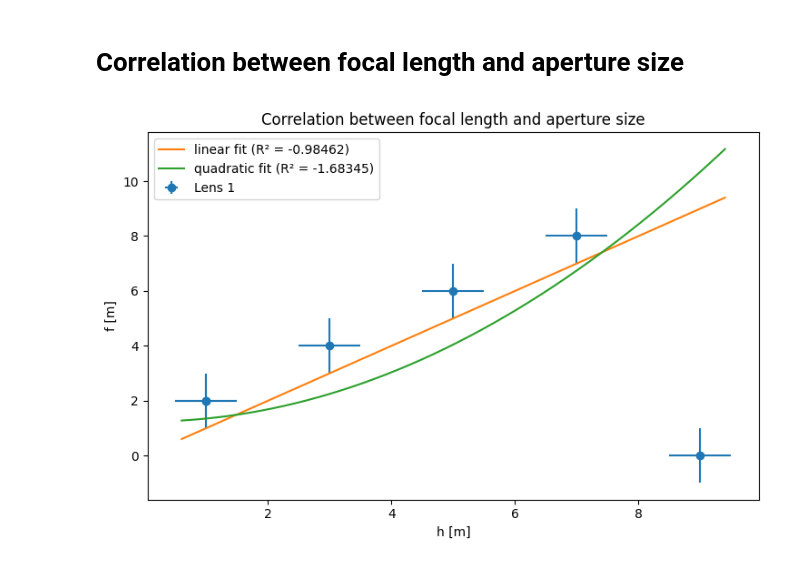
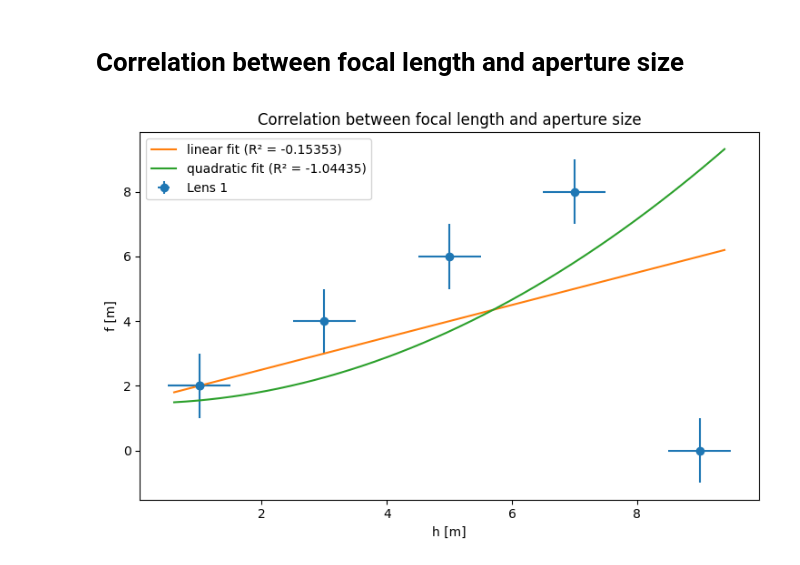
Before and after one commit to Mhfd10/P2_ETHZ_SS26, a Jupyter notebook: Geometrical Optics/main.ipynb, the cells around one changed output. Drawn from its saved outputs; the diff is of its cells as text; code cells hidden in the pictures.

```diff
--- a/Geometrical Optics/main.ipynb
+++ b/Geometrical Optics/main.ipynb
@@ -226,7 +226,7 @@ def quadratic(beta, h):
 
 # linear fit
 model = odr.Model(linear)
-data = odr.RealData(unumpy.nominal_values(lens_1_SA[0]), unumpy.nominal_values(lens_1_SA[0]), sx=unumpy.std_devs(lens_1_SA[1]), sy=unumpy.std_devs(lens_1_SA[1][1]))
+data = odr.RealData(unumpy.nominal_values(lens_1_SA[0]), unumpy.nominal_values(lens_1_SA[1]), sx=unumpy.std_devs(lens_1_SA[1]), sy=unumpy.std_devs(lens_1_SA[1]))
 p0 = [1,1]
 odr_run = odr.ODR(data, model, beta0=p0).run()
 
@@ -249,34 +249,34 @@ odr_run = odr.ODR(data, model, beta0=p0).run()
 a_fit, f0_fit = odr_run.beta
 a_err, f0_err = odr_run.sd_beta
 
-a = ufloat(m_fit, m_err)
-f0 = ufloat(y_fit, y_err)
+a = ufloat(a_fit, a_err)
+f0 = ufloat(f0_fit, f0_err)
 
 # r2-score
 y_hat_quadratic = quadratic(odr_run.beta, unumpy.nominal_values(lens_1_SA[0]))
 ss_res_quadratic = np.sum((unumpy.nominal_values(lens_1_SA[1]) - y_hat_quadratic) ** 2)
 ss_tot_quadratic = np.sum((unumpy.nominal_values(lens_1_SA[1]) - np.mean(unumpy.nominal_values(lens_1_SA[1]))) ** 2)
 r_squared_quadratic = 1.0 - ss_res_quadratic / ss_tot_quadratic
 
 # plot
 h_min, h_max = np.min(unumpy.nominal_values(lens_1_SA[0])), np.max(unumpy.nominal_values(lens_1_SA[0]))
 h_pad = 0.05 * (h_max - h_min)
 h_fit = np.linspace(h_min - h_pad, h_max + h_pad, 1000)
 
 linear_fit  = linear([m_fit, y_fit], h_fit)
 quadratic_fit = quadratic([a_fit, f0_fit], h_fit)
 
 plt.figure(figsize=(7.5, 5))
 plt.style.use('default')
 plt.errorbar(unumpy.nominal_values(lens_1_SA[0]), unumpy.nominal_values(lens_1_SA[1]), xerr=unumpy.std_devs(lens_1_SA[0]), yerr=unumpy.std_devs(lens_1_SA[1]), fmt='o', label='Lens 1')
 plt.plot(h_fit, linear_fit, '-', label=rf"linear fit (R² = {r_squared_linear:.5f})")
 plt.plot(h_fit, quadratic_fit, '-', label=rf"quadratic fit (R² = {r_squared_quadratic:.5f})")
 plt.xlabel('h [m]')
 plt.ylabel('f [m]')
 plt.title(f'Correlation between focal length and aperture size')
 plt.legend(loc='best')
 plt.tight_layout()
 plt.savefig('Spherical_Aberration_correlation.png', dpi=600)
 plt.show()
 # %% [output]
-[figure, old version]
+[figure, new version]
```
Also changed, not shown: 1 other file.
